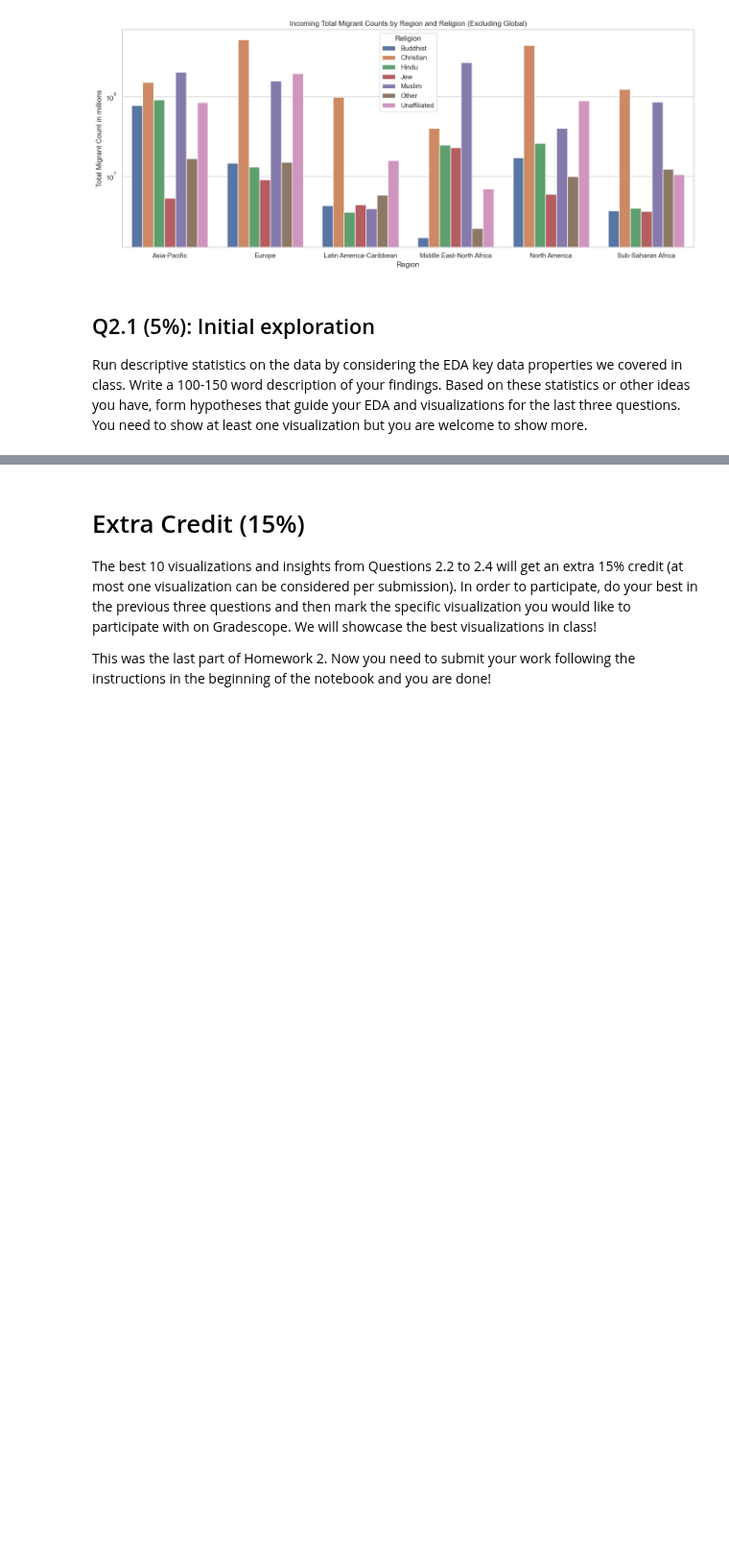
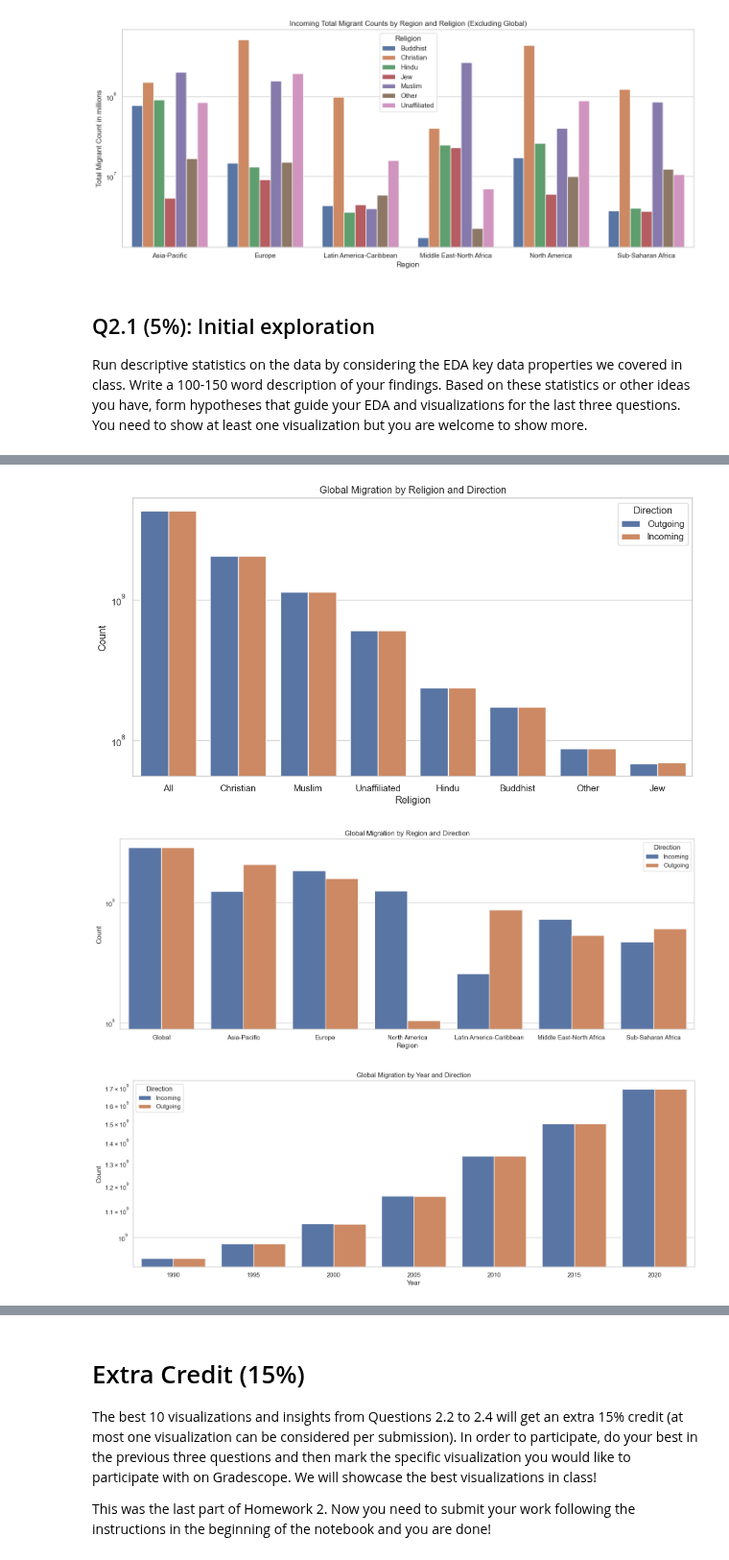
Before and after one commit to dsmith513/homework, a Jupyter notebook: cs418/cs418-hw2/hw2.ipynb, the cells around one changed output, grey strips where cells are left out. Shown at 96% size. Drawn from its saved outputs; the diff is of its cells as text; code cells hidden in the pictures; blank space fills up the shorter version.

```diff
--- a/cs418/cs418-hw2/hw2.ipynb
+++ b/cs418/cs418-hw2/hw2.ipynb
@@ -497,0 +459,23 @@ Enter your 100-150 word description here.
+# %%
+print(migrant_data.columns)
+
+migrant_data['Count'] = migrant_data['Count'].apply(parse_count)
+migrant_data.loc[migrant_data['Count'] < 10000, 'Count'] = 10000
+
+religion_summary = migrant_data.groupby(['Direction', 'Religion'])['Count'].sum().reset_index()
+religion_summary = religion_summary.sort_values(by='Count', ascending=False)
+print(religion_summary)
+print()
+print()
+
+region_summary = migrant_data.groupby(['Direction', 'Region'])['Count'].sum().reset_index()
+region_summary = region_summary.sort_values(by='Count', ascending=False)
+print(region_summary)
+print()
+print()
+
+year_summary = migrant_data.groupby(['Direction', 'Year'])['Count'].sum().reset_index()
+year_summary = year_summary.sort_values(by='Year', ascending=True)
+print(year_summary)
+print()
+print()
@@ -497,0 +500,26 @@ Enter your 100-150 word description here.
+# %%
+# Create one or more visualizations
+plt.figure(figsize=(12, 6))
+sns.barplot(data=religion_summary, x='Religion', y='Count', hue='Direction')
+plt.title('Global Migration by Religion and Direction')
+plt.yscale('log')
+plt.legend(title='Direction')
+plt.show()
+
+plt.figure(figsize=(18, 6))
+sns.barplot(data=region_summary, x='Region', y='Count', hue='Direction')
+plt.title('Global Migration by Region and Direction')
+plt.yscale('log')
+plt.legend(title='Direction')
+plt.show()
+
+plt.figure(figsize=(18, 6))
+sns.barplot(data=year_summary, x='Year', y='Count', hue='Direction')
+plt.title('Global Migration by Year and Direction')
+plt.yscale('log')
+plt.legend(title='Direction')
+plt.show()
+# %% [output]
+[figure, added]
+[figure, added]
+[figure, added]
```
Also changed, not shown: parts of 20 cells of this notebook, 3 other files.
